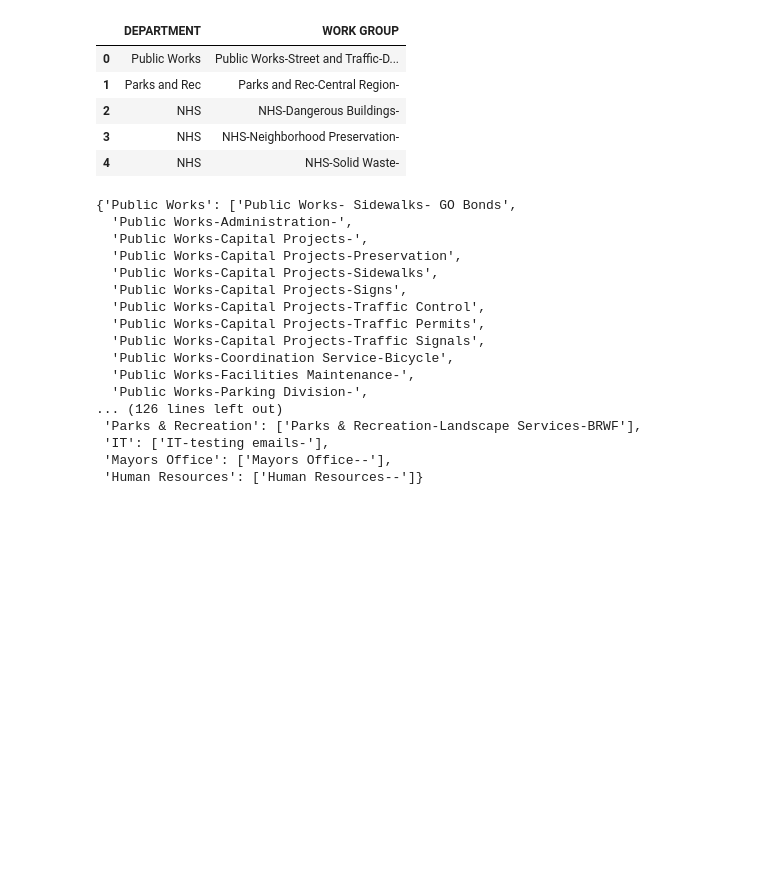
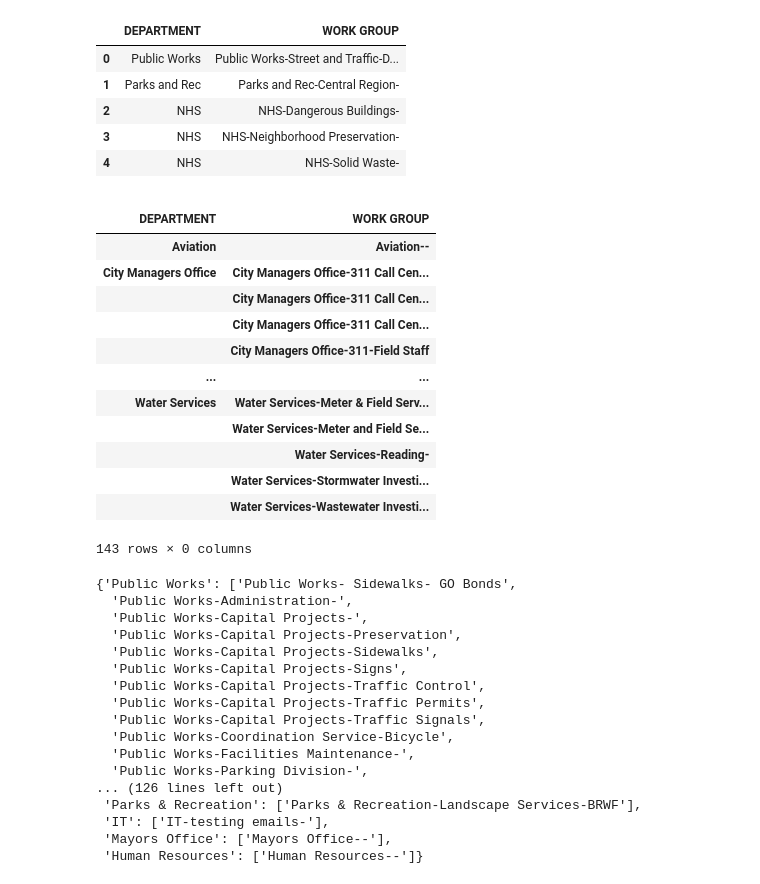
Before and after one commit to duyhho/NSFSCC-Python, a Jupyter notebook: Taxonomy.ipynb, the cells around one changed output. Cells and saved outputs as stored; diff of their text form; code cells hidden in the pictures; blank space fills up the shorter version.

```diff
--- a/Taxonomy.ipynb
+++ b/Taxonomy.ipynb
@@ -30,3 +34,20 @@ df_solution.head()
+# %%
+df_solution.groupby(['DEPARTMENT', 'WORK GROUP']).count()
+# %% [output]
+|  |  |
+| DEPARTMENT | WORK GROUP |
+| Aviation | Aviation-- |
+| City Managers Office | City Managers Office-311 Call Cen... |
+|  | City Managers Office-311 Call Cen... |
+|  | City Managers Office-311 Call Cen... |
+|  | City Managers Office-311-Field Staff |
+| ... | ... |
+| Water Services | Water Services-Meter & Field Serv... |
+|  | Water Services-Meter and Field Se... |
+|  | Water Services-Reading- |
+|  | Water Services-Stormwater Investi... |
+|  | Water Services-Wastewater Investi... |
+143 rows × 0 columns
 # %%
 department_dict = {x:[] for x in df_solution['DEPARTMENT'].unique().tolist()}
 for i, g in df_solution.groupby(['DEPARTMENT','WORK GROUP']):
```
Also changed, not shown: parts of 1 cell of this notebook, 3 other files.
